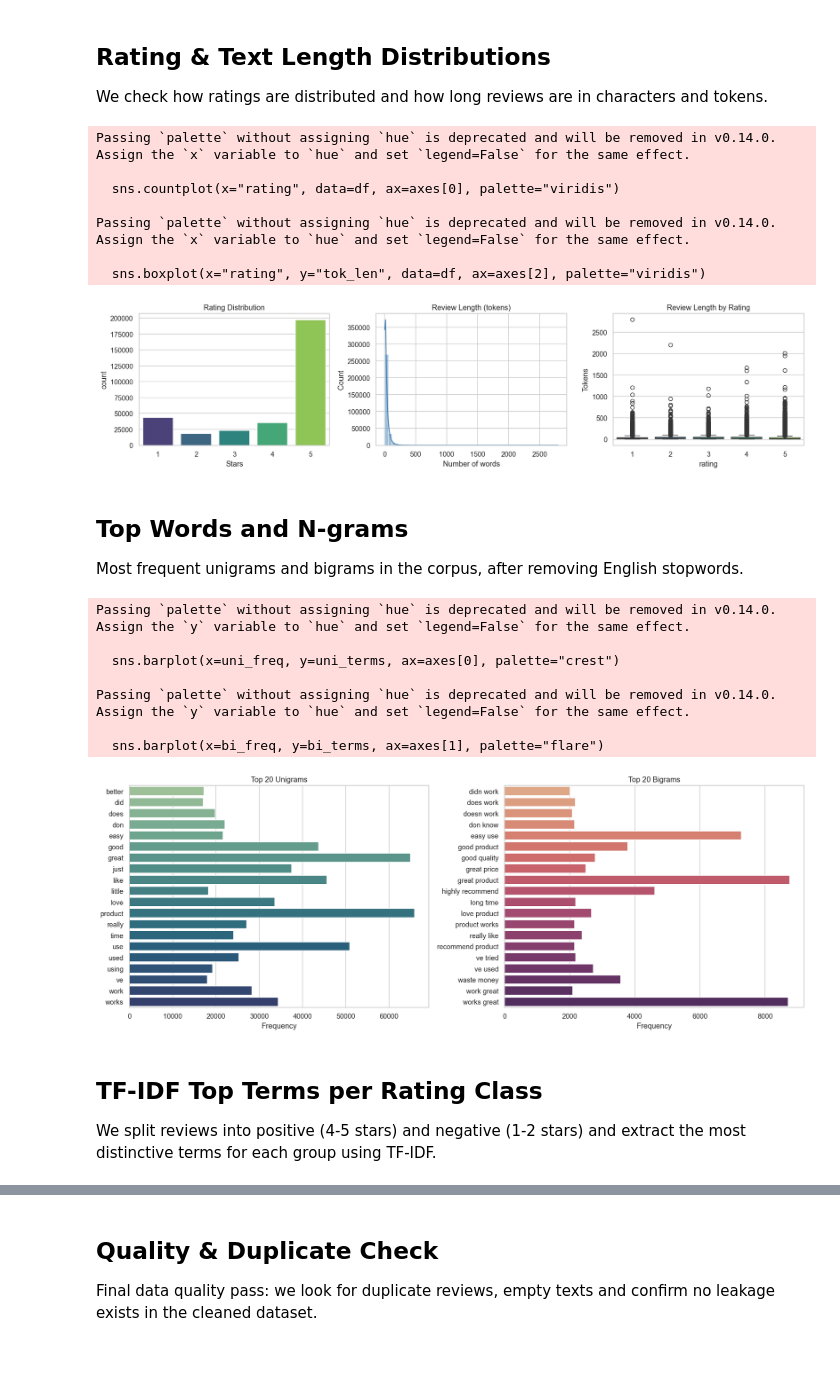
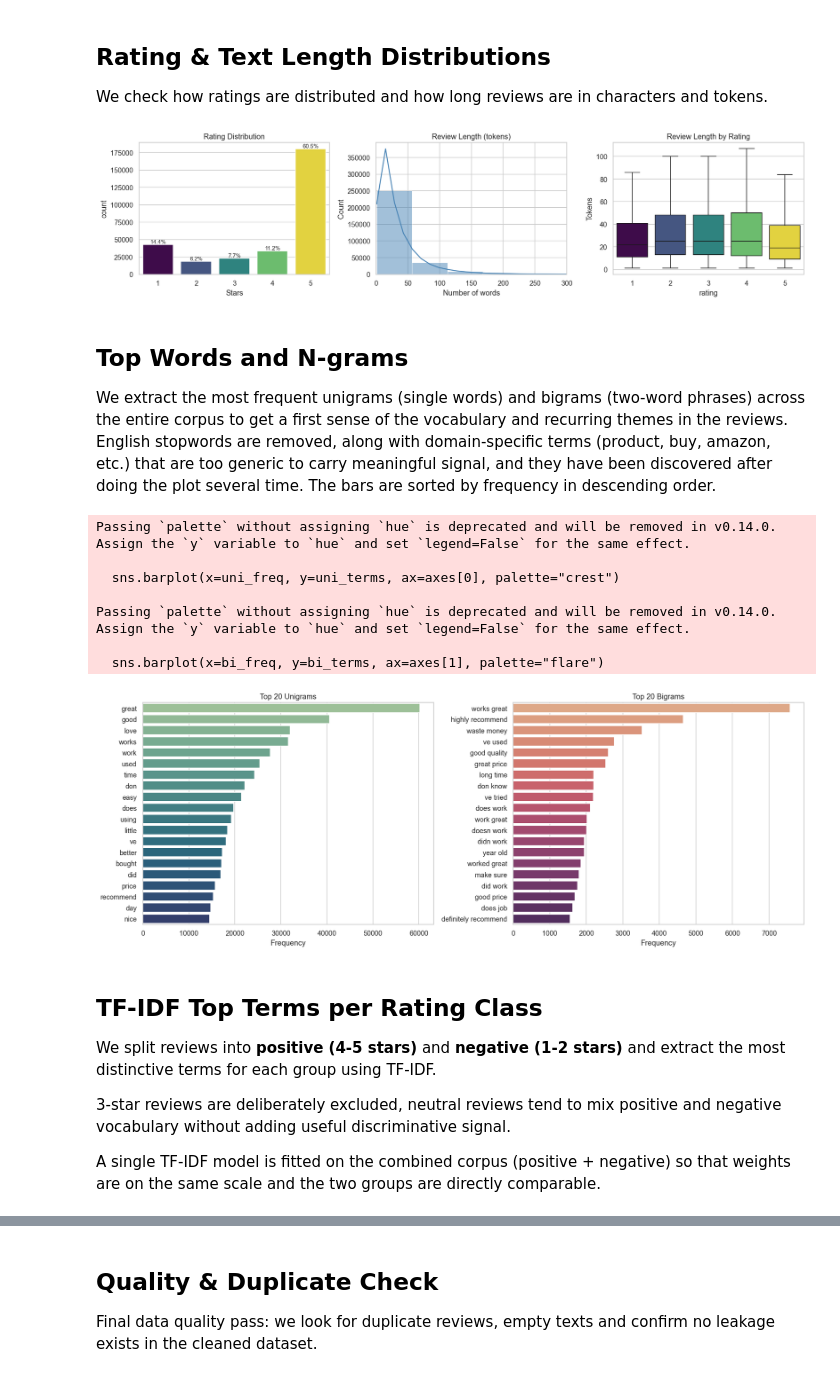
Before and after one commit to FilippoNannucci/DiscoverAI, a Jupyter notebook: 02_EDA_dani.ipynb, the cells around one changed output, grey strips where cells are left out. Saved outputs shown, nothing was run; the diff lists cells and outputs as text; code cells hidden in the pictures.

Commit message:
fix dedup order, shared tfidf fit, sorted ngrams + bigrams, plot warnings

```diff
--- a/02_EDA_dani.ipynb
+++ b/02_EDA_dani.ipynb
@@ -25,3 +25,10 @@ Loaded 318,435 reviews
 | 2 | 4 | It holds the water and makes bubb... | It's cheap and it does what I wan... | NaN | B007HY7GC2 | B092RP73CX | AEZGPLOYTSAPR3DHZKKXEFPAXUAA | 2022-09-04 02:29:02.725 | 7 | ... |
 | 3 | 1 | Not for me | Didn't do a thing for me. Not say... | NaN | B08KYJLF5T | B08KYJLF5T | AEQAYV7RXZEBXMQIQPL6KCT2CFWQ | 2022-01-20 23:53:07.262 | 0 | ... |
 | 4 | 5 | returned | it was a nice tray smaller than i... | NaN | B01H0SVP9O | B01H0SVP9O | AHGAOIZVODNHYMNCBV4DECZH42UQ | 2020-11-11 14:54:54.192 | 0 | ... |
+# %%
+# Remove duplicates before any analysis
+n_before = len(df)
+df = df.drop_duplicates(subset=["user_id", "parent_asin"])
+df = df.drop_duplicates(subset=["text"])
+print(f"Before dedup: {n_before:,} reviews")
+print(f"After dedup:  {len(df):,} reviews ({n_before - len(df):,} removed)")
@@ -31,14 +41,21 @@ Loaded 318,435 reviews
 Basic shape, column types, missing values and sample size of the final merged dataset.
 # %%
 # Corpus size and column overview
-print(f"Total reviews: {len(df):,}")
-print(f"Unique products (parent_asin): {df['parent_asin'].nunique():,}")
-print(f"Unique reviewers (user_id): {df['user_id'].nunique():,}")
+print(f"Total reviews:                  {len(df):,}")
+print(f"Unique products (parent_asin):  {df['parent_asin'].nunique():,}")
+print(f"Unique reviewers (user_id):     {df['user_id'].nunique():,}")
 print(f"Columns: {list(df.columns)}\n")
+
+# Temporal coverage
+df["timestamp"] = pd.to_datetime(df["timestamp"])
+print(f"Period: {df['timestamp'].min().date()} → {df['timestamp'].max().date()}\n")
 
 # Adding text length columns for analysis
 df["char_len"] = df["text"].astype(str).str.len()
 df["tok_len"]  = df["text"].astype(str).str.split().str.len()
 
-print(df[["char_len", "tok_len"]].describe())
+# Summary table — more readable than raw describe()
+summary = df[["char_len", "tok_len"]].agg(["mean", "median", "std", "min", "max"]).round(1)
+summary.index.name = "stat"
+print(summary)
 # %% [output]
@@ -64,78 +81,102 @@ We check how ratings are distributed and how long reviews are in characters and
 # Rating distribution
 fig, axes = plt.subplots(1, 3, figsize=(16, 4))
 
-sns.countplot(x="rating", data=df, ax=axes[0], palette="viridis")
+ax = sns.countplot(x="rating", data=df, ax=axes[0], palette="viridis",
+                   hue="rating", legend=False)
 axes[0].set_title("Rating Distribution")
 axes[0].set_xlabel("Stars")
 
-# Review length in tokens
+# Adding % labels on top of each bar
+total = len(df)
+for p in ax.patches:
+    pct = f"{100 * p.get_height() / total:.1f}%"
+    ax.annotate(pct, (p.get_x() + p.get_width() / 2, p.get_height()),
+                ha="center", va="bottom", fontsize=9)
+
+# Review length in tokens — capping at 300 to avoid outliers squashing the plot
 sns.histplot(df["tok_len"], bins=50, kde=True, ax=axes[1], color="steelblue")
 axes[1].set_title("Review Length (tokens)")
 axes[1].set_xlabel("Number of words")
+axes[1].set_xlim(0, 300)
 
-# Review length by rating (boxplot)
-sns.boxplot(x="rating", y="tok_len", data=df, ax=axes[2], palette="viridis")
+# Review length by rating — hiding outliers to keep boxes readable
+sns.boxplot(x="rating", y="tok_len", data=df, ax=axes[2], palette="viridis",
+            showfliers=False, hue="rating", legend=False)
 axes[2].set_title("Review Length by Rating")
 axes[2].set_ylabel("Tokens")
 
 plt.tight_layout()
 plt.show()
 # %% [output]
-Passing `palette` without assigning `hue` is deprecated and will be removed in v0.14.0. Assign the `x` variable to `hue` and set `legend=False` for the same effect.
-
-  sns.countplot(x="rating", data=df, ax=axes[0], palette="viridis")
-
-Passing `palette` without assigning `hue` is deprecated and will be removed in v0.14.0. Assign the `x` variable to `hue` and set `legend=False` for the same effect.
-
-  sns.boxplot(x="rating", y="tok_len", data=df, ax=axes[2], palette="viridis")
-[figure, old version]
+[figure, new version]
 # %% [markdown]
 ## Top Words and N-grams
 
-Most frequent unigrams and bigrams in the corpus, after removing English stopwords.
+We extract the most frequent unigrams (single words) and bigrams (two-word phrases) across the entire corpus to get a first sense of the vocabulary and recurring themes in the reviews. English stopwords are removed, along with domain-specific terms (product, buy, amazon, etc.) that are too generic to carry meaningful signal, and they have been discovered after doing the plot several time. The bars are sorted by frequency in descending order.
 # %%
 from sklearn.feature_extraction.text import CountVectorizer
 
 # Filling NaN texts with empty string to avoid vectorizer errors
 texts = df["text"].fillna("").astype(str)
 
+# Domain-specific stopwords to add on top of sklearn's English list
+DOMAIN_STOPWORDS = [
+    "product", "buy", "amazon", "just", "really", "get", "one",
+    "use", "like", "also", "even", "would", "could", "still"
+]
+
 # Top 20 unigrams (no stopwords)
-vec_uni = CountVectorizer(stop_words="english", max_features=20)
+vec_uni = CountVectorizer(stop_words=list(CountVectorizer(stop_words="english").get_stop_words()) + DOMAIN_STOPWORDS,
+                          max_features=20)
 X_uni = vec_uni.fit_transform(texts)
 uni_freq = X_uni.sum(axis=0).A1
 uni_terms = vec_uni.get_feature_names_out()
 
+# Sort by frequency descending
+order_uni = uni_freq.argsort()[::-1]
+uni_terms, uni_freq = uni_terms[order_uni], uni_freq[order_uni]
+
 # Top 20 bigrams (no stopwords)
-vec_bi = CountVectorizer(ngram_range=(2, 2), stop_words="english", max_features=20)
+vec_bi = CountVectorizer(ngram_range=(2, 2),
+                         stop_words=list(CountVectorizer(stop_words="english").get_stop_words()) + DOMAIN_STOPWORDS,
+                         max_features=20)
 X_bi = vec_bi.fit_transform(texts)
 bi_freq = X_bi.sum(axis=0).A1
 bi_terms = vec_bi.get_feature_names_out()
+
+# Sort by frequency descending
+order_bi = bi_freq.argsort()[::-1]
+bi_terms, bi_freq = bi_terms[order_bi], bi_freq[order_bi]
 
 fig, axes = plt.subplots(1, 2, figsize=(16, 6))
 
 sns.barplot(x=uni_freq, y=uni_terms, ax=axes[0], palette="crest")
 axes[0].set_title("Top 20 Unigrams")
 axes[0].set_xlabel("Frequency")
 
 sns.barplot(x=bi_freq, y=bi_terms, ax=axes[1], palette="flare")
 axes[1].set_title("Top 20 Bigrams")
 axes[1].set_xlabel("Frequency")
 
 plt.tight_layout()
 plt.show()
 # %% [output]
 Passing `palette` without assigning `hue` is deprecated and will be removed in v0.14.0. Assign the `y` variable to `hue` and set `legend=False` for the same effect.
 
   sns.barplot(x=uni_freq, y=uni_terms, ax=axes[0], palette="crest")
 
 Passing `palette` without assigning `hue` is deprecated and will be removed in v0.14.0. Assign the `y` variable to `hue` and set `legend=False` for the same effect.
 
   sns.barplot(x=bi_freq, y=bi_terms, ax=axes[1], palette="flare")
-[figure, old version]
+[figure, new version]
 # %% [markdown]
 ## TF-IDF Top Terms per Rating Class
 
-We split reviews into positive (4-5 stars) and negative (1-2 stars) and extract the most distinctive terms for each group using TF-IDF.
+We split reviews into **positive (4-5 stars)** and **negative (1-2 stars)** and extract the most distinctive terms for each group using TF-IDF.
+
+3-star reviews are deliberately excluded, neutral reviews tend to mix positive and negative vocabulary without adding useful discriminative signal.
+
+A single TF-IDF model is fitted on the combined corpus (positive + negative) so that weights are on the same scale and the two groups are directly comparable.
 # %%
 from sklearn.feature_extraction.text import TfidfVectorizer
 
```
Also changed, not shown: parts of 9 cells of this notebook.
